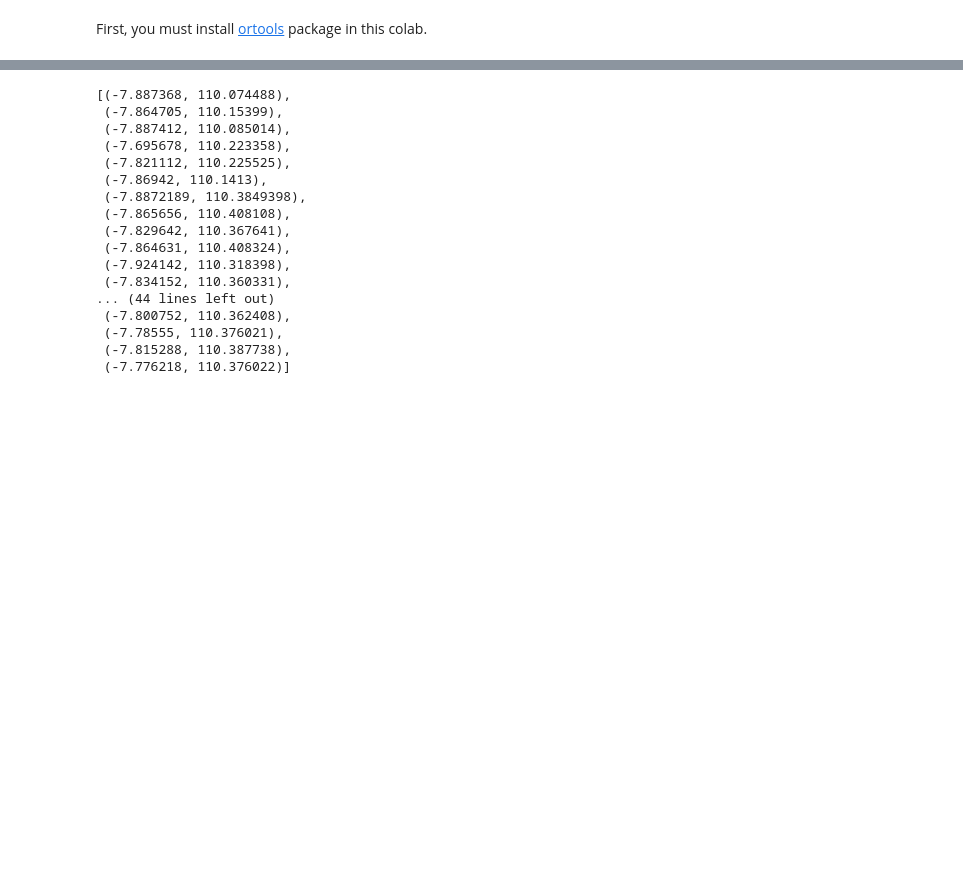
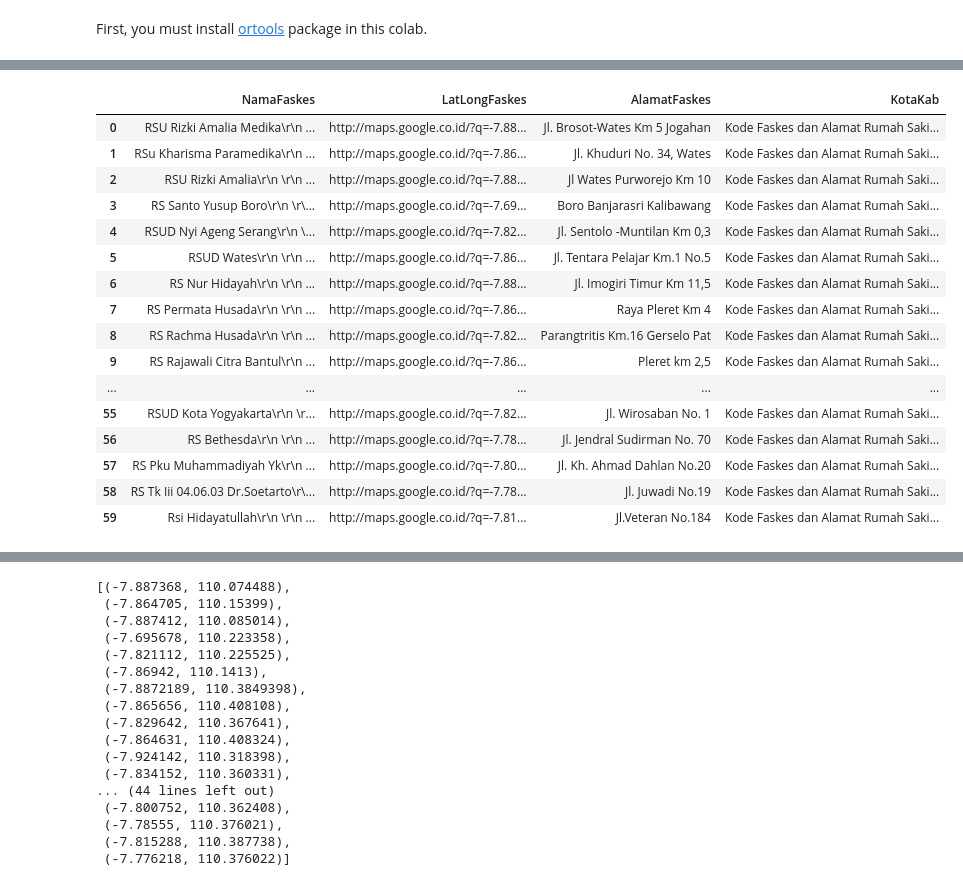
Before and after one commit to jessifebria/TSP_Rute_Penyebaran_Vaksin_Yogyakarta, a Jupyter notebook: TSP_Rute_Penyebaran_Vaksin_Yogyakarta.ipynb, the cells around one changed output, grey strips where cells are left out. Cells and saved outputs as stored; diff of their text form; code cells hidden in the pictures; blank space fills up the shorter version.

```diff
--- a/TSP_Rute_Penyebaran_Vaksin_Yogyakarta.ipynb
+++ b/TSP_Rute_Penyebaran_Vaksin_Yogyakarta.ipynb
@@ -60 +74,33 @@ Drive already mounted at /content/drive; to attempt to forcibly remount, call dr
+# %%
+
+
+from ortools.constraint_solver import routing_enums_pb2
+from ortools.constraint_solver import pywrapcp
+import pandas as pd
+import matplotlib.pyplot as plt
+
+%matplotlib inline
+
+data = pd.read_csv('/content/drive/My Drive/DATA.csv')
+dataused = data[['NamaFaskes','LatLongFaskes','AlamatFaskes', 'KotaKab']]
+
+dataused.head(60)
+# %% [output]
+|  | NamaFaskes | LatLongFaskes | AlamatFaskes | KotaKab |
+| 0 | RSU Rizki Amalia Medika\r\n ... | http://maps.google.co.id/?q=-7.88... | Jl. Brosot-Wates Km 5 Jogahan | Kode Faskes dan Alamat Rumah Saki... |
+| 1 | RSu Kharisma Paramedika\r\n ... | http://maps.google.co.id/?q=-7.86... | Jl. Khuduri No. 34, Wates | Kode Faskes dan Alamat Rumah Saki... |
+| 2 | RSU Rizki Amalia\r\n \r\n ... | http://maps.google.co.id/?q=-7.88... | Jl Wates Purworejo Km 10 | Kode Faskes dan Alamat Rumah Saki... |
+| 3 | RS Santo Yusup Boro\r\n \r\... | http://maps.google.co.id/?q=-7.69... | Boro Banjarasri Kalibawang | Kode Faskes dan Alamat Rumah Saki... |
+| 4 | RSUD Nyi Ageng Serang\r\n \... | http://maps.google.co.id/?q=-7.82... | Jl. Sentolo -Muntilan Km 0,3 | Kode Faskes dan Alamat Rumah Saki... |
+| 5 | RSUD Wates\r\n \r\n ... | http://maps.google.co.id/?q=-7.86... | Jl. Tentara Pelajar Km.1 No.5 | Kode Faskes dan Alamat Rumah Saki... |
+| 6 | RS Nur Hidayah\r\n \r\n ... | http://maps.google.co.id/?q=-7.88... | Jl. Imogiri Timur Km 11,5 | Kode Faskes dan Alamat Rumah Saki... |
+| 7 | RS Permata Husada\r\n \r\n ... | http://maps.google.co.id/?q=-7.86... | Raya Pleret Km 4 | Kode Faskes dan Alamat Rumah Saki... |
+| 8 | RS Rachma Husada\r\n \r\n ... | http://maps.google.co.id/?q=-7.82... | Parangtritis Km.16 Gerselo Pat | Kode Faskes dan Alamat Rumah Saki... |
+| 9 | RS Rajawali Citra Bantul\r\n ... | http://maps.google.co.id/?q=-7.86... | Pleret km 2,5 | Kode Faskes dan Alamat Rumah Saki... |
+| ... | ... | ... | ... | ... |
+| 55 | RSUD Kota Yogyakarta\r\n \r... | http://maps.google.co.id/?q=-7.82... | Jl. Wirosaban No. 1 | Kode Faskes dan Alamat Rumah Saki... |
+| 56 | RS Bethesda\r\n \r\n ... | http://maps.google.co.id/?q=-7.78... | Jl. Jendral Sudirman No. 70 | Kode Faskes dan Alamat Rumah Saki... |
+| 57 | RS Pku Muhammadiyah Yk\r\n ... | http://maps.google.co.id/?q=-7.80... | Jl. Kh. Ahmad Dahlan No.20 | Kode Faskes dan Alamat Rumah Saki... |
+| 58 | RS Tk Iii 04.06.03 Dr.Soetarto\r\... | http://maps.google.co.id/?q=-7.78... | Jl. Juwadi No.19 | Kode Faskes dan Alamat Rumah Saki... |
+| 59 | Rsi Hidayatullah\r\n \r\n ... | http://maps.google.co.id/?q=-7.81... | Jl.Veteran No.184 | Kode Faskes dan Alamat Rumah Saki... |
 # %%
```
Also changed, not shown: parts of 5 cells of this notebook.
